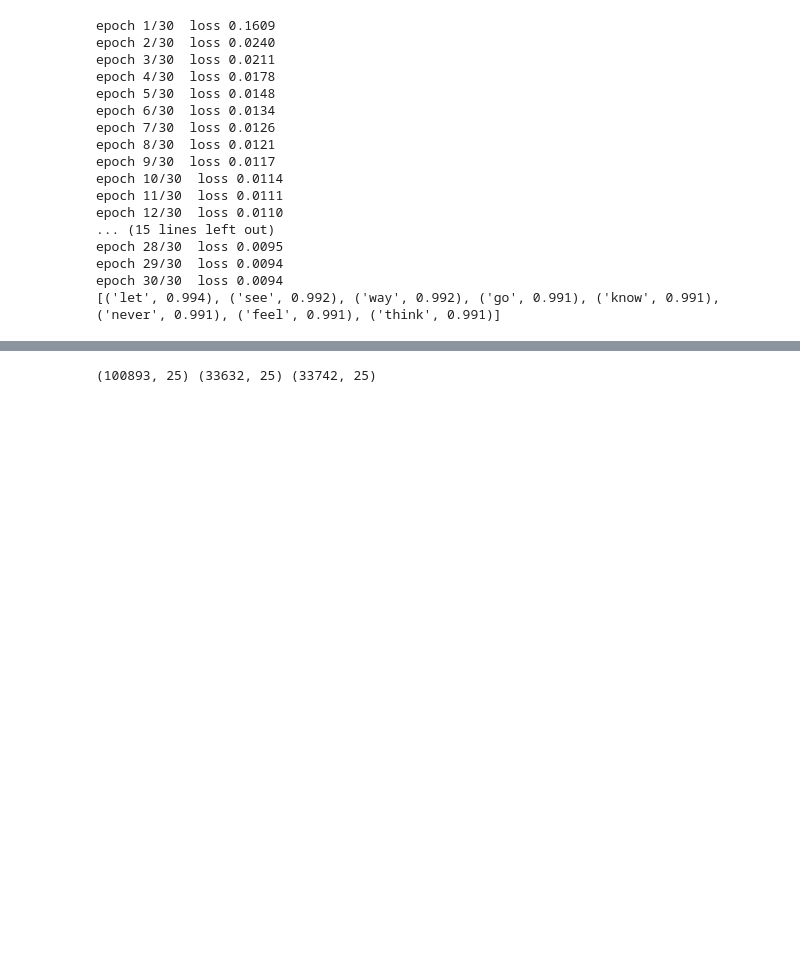
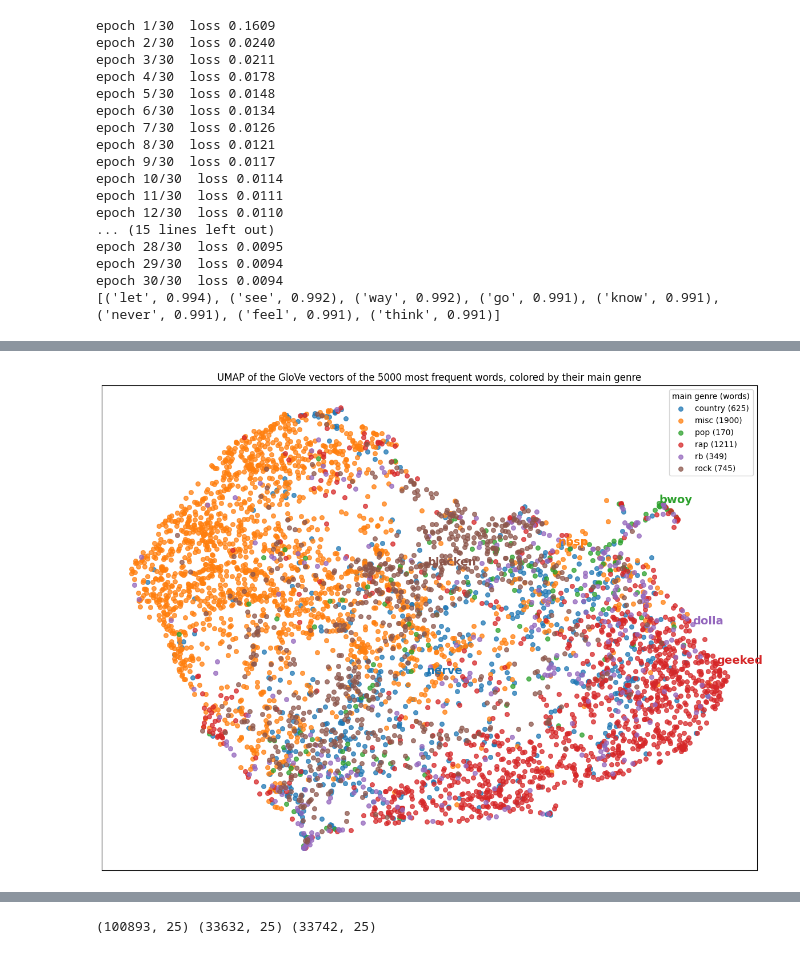
Before and after one commit to durak-dev/Music-Genre-Identifier, a Jupyter notebook: preprocessing_unified.ipynb, the cells around one changed output, grey strips where cells are left out. Cells and saved outputs as stored; diff of their text form; code cells hidden in the pictures; blank space fills up the shorter version.

Commit message:
added umap to preprocessing

```diff
--- a/preprocessing_unified.ipynb
+++ b/preprocessing_unified.ipynb
@@ -520,3 +555,77 @@ epoch 30/30  loss 0.0094
+# %%
+import umap
+
+TOP_WORDS = 5000
+LABELS_PER_GENRE = 5
+
+glove_vectors, glove_vocab = GloVe.load_vectors(glove_dir / "glove_25d")
+glove_index = {word: k for k, word in enumerate(glove_vocab)}
+
+# the TOP_WORDS most frequent words that have a GloVe vector (word_counts and genres come from the
+# "Most Frequent Words per Genre" section)
+plot_words = (word_counts.group_by("word").agg(pl.col("count").sum().alias("total"))
+              .filter(pl.col("word").is_in(glove_vocab))
+              .sort("total", descending=True).head(TOP_WORDS))
+
+# genre of a word = the genre where it is used most, relative to the size of that genre
+# (raw counts would give almost every word to pop and rap)
+genre_size = word_counts.group_by("tag").agg(pl.col("count").sum().alias("size"))
+word_genre = (word_counts.join(genre_size, on="tag")
+              .filter(pl.col("word").is_in(plot_words["word"].implode()))
+              .with_columns((pl.col("count") / pl.col("size")).alias("rel_freq"))
+              .with_columns((pl.col("rel_freq") / pl.col("rel_freq").sum().over("word")).alias("share"))
+              .group_by("word").agg(pl.col("tag").sort_by("share").last().alias("genre"),
+                                    pl.col("share").max().alias("purity")))   # share of the word's usage in its main genre
+plot_words = plot_words.join(word_genre, on="word").sort("total", descending=True)
+
+X_words = glove_vectors[[glove_index[w] for w in plot_words["word"]]]
+X_words = X_words - X_words.mean(axis=0)
+embedding = umap.UMAP(n_neighbors=10, min_dist=0.2, metric="cosine", random_state=80085).fit_transform(X_words)
+
+fig, ax = plt.subplots(figsize=(12, 9))
+purity = plot_words["purity"].to_numpy()
+
+
+
+for k, genre in enumerate(genres):
+    mask = (plot_words["genre"] == genre).to_numpy()
+    genre_color = f"C{k}"
+
+    ax.scatter(
+        embedding[mask, 0],
+        embedding[mask, 1],
+        s=30,
+        alpha=0.75,
+        color=genre_color,
+        label=f"{genre} ({mask.sum()})",
+    )
+
+    # Label the words most specific to each genre in the genre's color
+    top_indices = np.flatnonzero(mask)[np.argsort(-purity[mask])[:LABELS_PER_GENRE]]
+    for idx in top_indices:
+        ax.annotate(
+            plot_words["word"][int(idx)],
+            embedding[idx],
+            color=genre_color,
+            fontsize=14,
+            weight="bold",
+        )
+
+ax.set_title(
+    f"UMAP of the GloVe vectors of the {TOP_WORDS} most frequent words, colored by their main genre"
+)
+ax.set_xticks([])
+ax.set_yticks([])
+
+# Create legend and explicitly normalize legend marker sizes
+leg = ax.legend(title="main genre (words)")
+for handle in leg.legend_handles:
+    handle.set_sizes([30])  # Desired marker size in the legend
+
+plt.tight_layout()
+plt.show()
+# %% [output]
+[figure, added]
 # %% [markdown]
 ### Song Vectors
 
```
Also changed, not shown: parts of 6 cells of this notebook, 2 other files.
